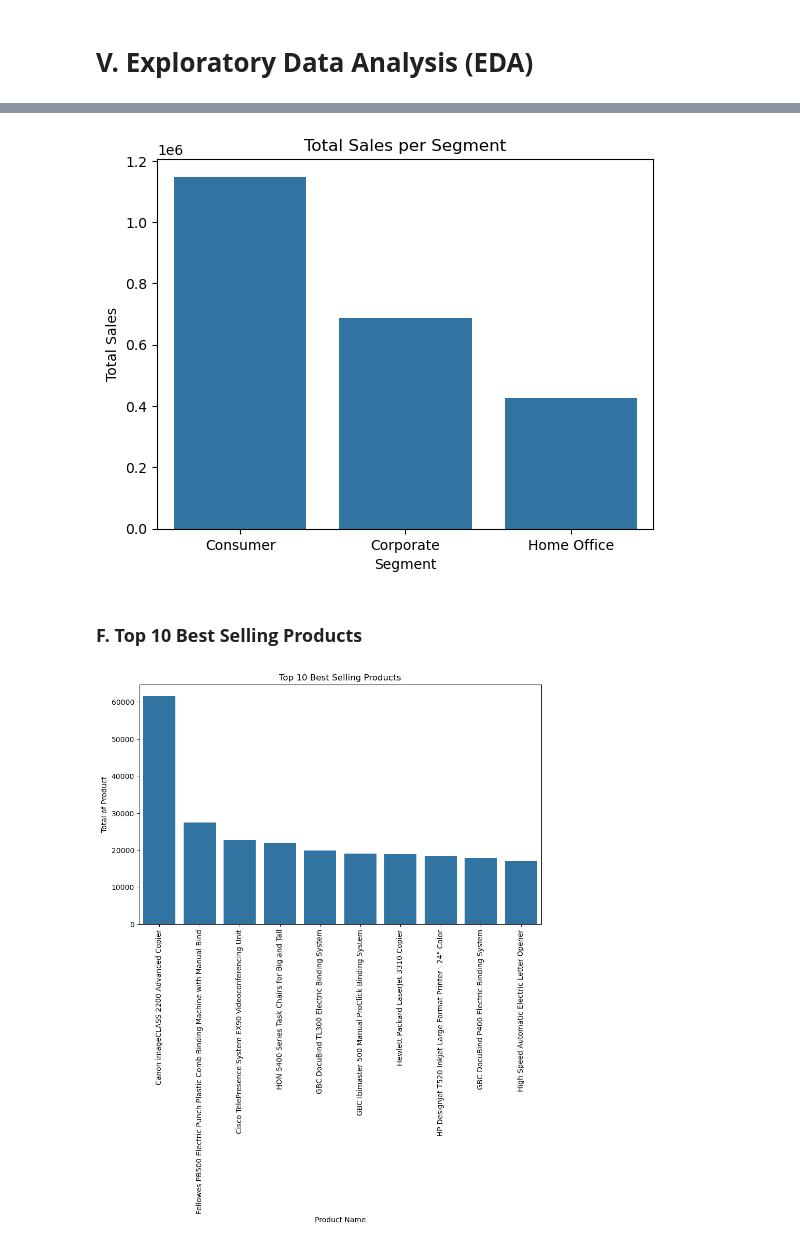
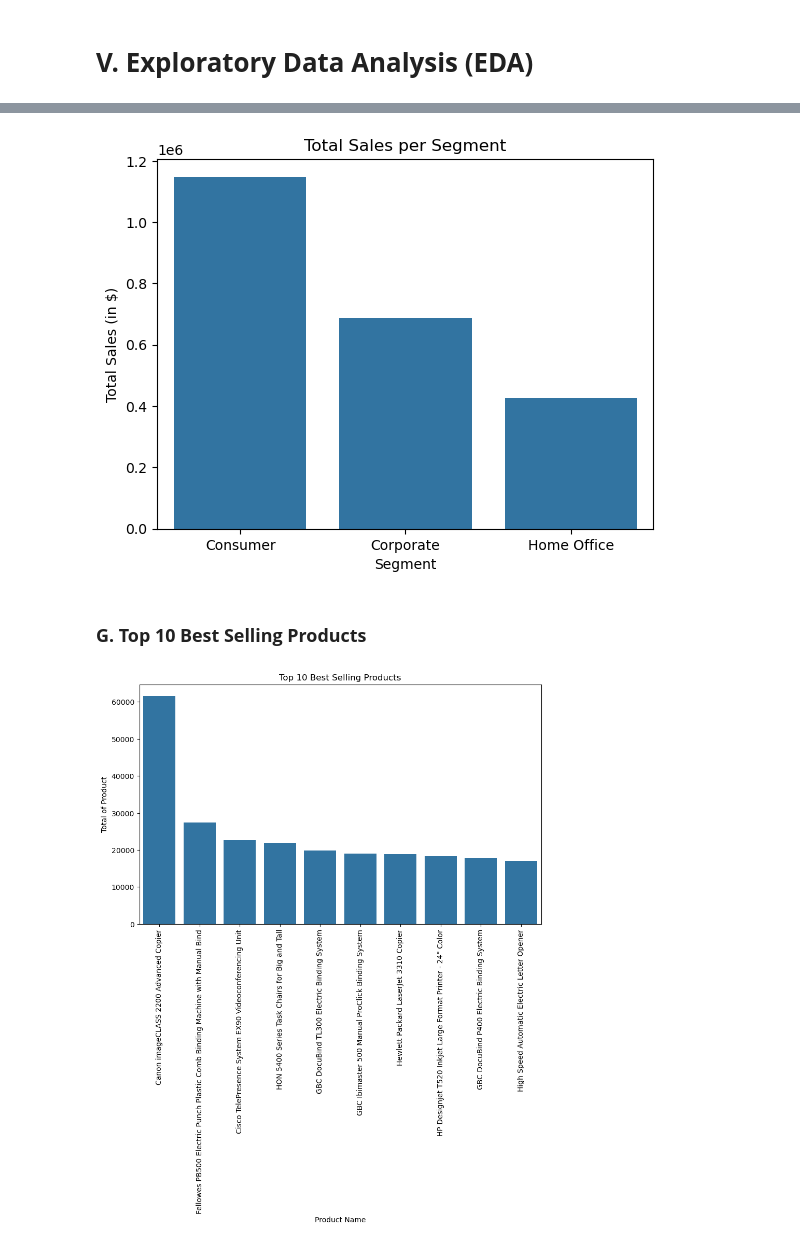
Before and after one commit to Maulana-Yusuf-T/Sales-Forecasting, a Jupyter notebook: Sales_Forecasting.ipynb, the cells around one changed output, grey strips where cells are left out. Drawn from its saved outputs; the diff is of its cells as text; code cells hidden in the pictures.

```diff
--- a/Sales_Forecasting.ipynb
+++ b/Sales_Forecasting.ipynb
@@ -417,22 +432,22 @@ plt.show()
 # %%
 # Define a variable for Segment
 segment_sales = df_copy.groupby('Segment')['Sales'].sum().reset_index().sort_values(by = 'Sales', ascending = False)
 
 # Create the visualization
 sns.barplot(data = segment_sales,
             x = 'Segment', y = 'Sales')
 
 # Add title and labels
 plt.title('Total Sales per Segment')
-plt.ylabel('Total Sales')
 plt.xlabel('Segment')
+plt.ylabel('Total Sales (in $)')
 
 # Show the visualization
 plt.show()
 # %% [output]
-[figure, old version]
+[figure, new version]
 # %% [markdown]
-### **F. Top 10 Best Selling Products**
+### **G. Top 10 Best Selling Products**
 # %%
 # Define a variable
 top_prod = df_copy.groupby('Product Name')['Sales'].sum().sort_values(ascending = False).head(10).reset_index()
```
Also changed, not shown: parts of 13 cells of this notebook.
